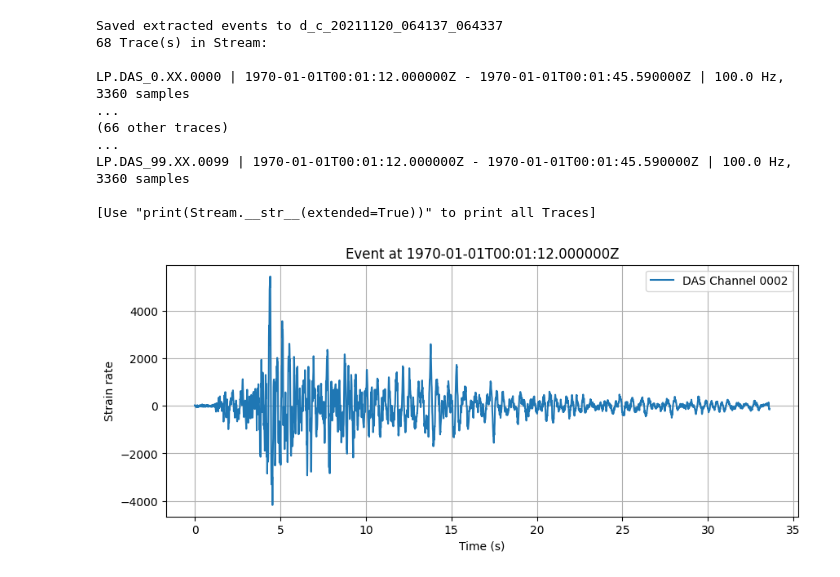
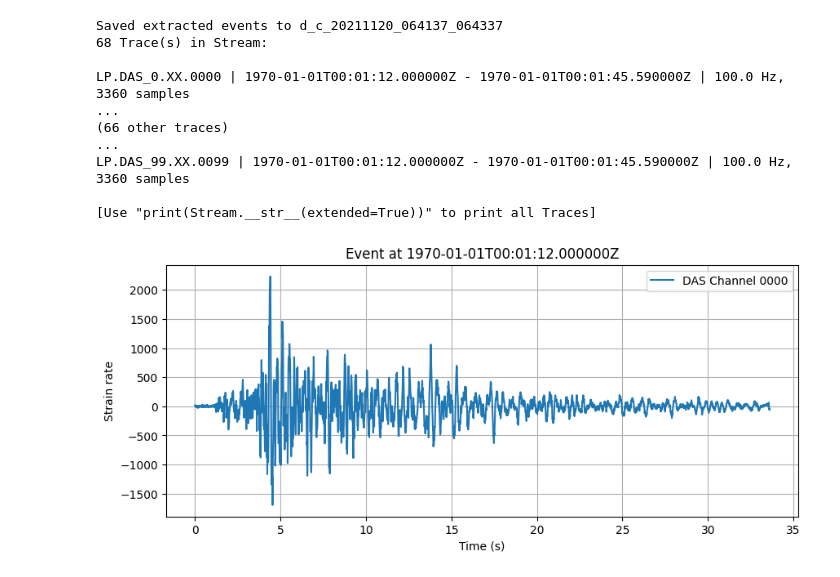
Before and after one commit to Javier-FernandezCarabantes/RNN-DAS, a Jupyter notebook: example/RNN-DAS_LaPalma.ipynb, the cells around one changed output. Drawn from its saved outputs; the diff is of its cells as text; code cells hidden in the pictures.

```diff
--- a/example/RNN-DAS_LaPalma.ipynb
+++ b/example/RNN-DAS_LaPalma.ipynb
@@ -216,20 +216,20 @@ LP.DAS_99.XX.0099 | 1970-01-01T00:01:12.000000Z - 1970-01-01T00:01:45.590000Z |
 [Use "print(Stream.__str__(extended=True))" to print all Traces]
 # %%
 # Accessing traces
-trace = stream[2]  # You can change the index to view other traces
+trace = stream[0]  # You can change the index to view other traces
 
 # Get data and timestamps
 data = trace.data
 times = np.linspace(0, len(data) / trace.stats.sampling_rate, len(data))
 
 # Plot the trace
 plt.figure(figsize=(10, 4))
 plt.plot(times, data, label=f"DAS Channel {trace.stats.channel}")
 plt.xlabel("Time (s)")
 plt.ylabel("Strain rate")
 plt.title(f"Event at {trace.stats.starttime}")
 plt.legend()
 plt.grid()
 plt.show()
 # %% [output]
-[figure, old version]
+[figure, new version]
```
Also changed, not shown: parts of 1 cell of this notebook.
